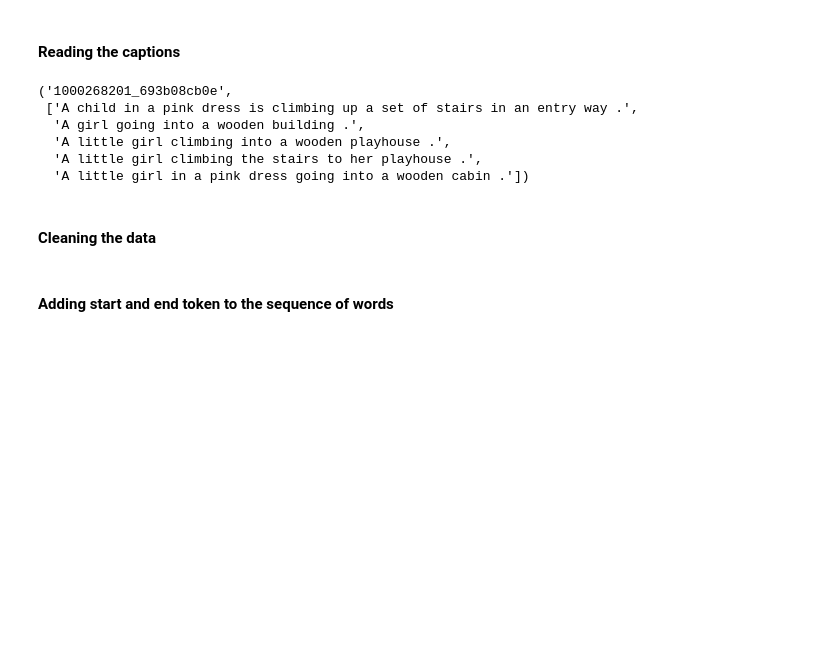
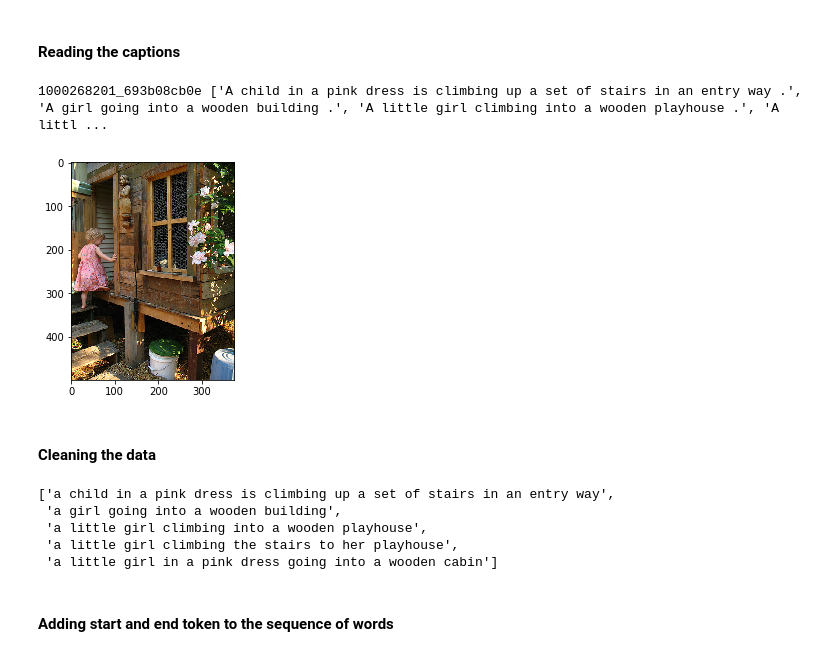
Before and after one commit to Moeinh77/Image-Captioning-with-Beam-Search, a Jupyter notebook: mainv2.ipynb, the cells around one changed output. Saved outputs shown, nothing was run; the diff lists cells and outputs as text; code cells hidden in the pictures; blank space fills up the shorter version.

```diff
--- a/mainv2.ipynb
+++ b/mainv2.ipynb
@@ -85,15 +92,15 @@ for line in doc.split('\n'):
         descriptions[image_id].append(image_desc)
     except :
         print(line)
-
-next(iter(descriptions)),descriptions[next(iter(descriptions))]
-# %% [output]
-('1000268201_693b08cb0e',
- ['A child in a pink dress is climbing up a set of stairs in an entry way .',
-  'A girl going into a wooden building .',
-  'A little girl climbing into a wooden playhouse .',
-  'A little girl climbing the stairs to her playhouse .',
-  'A little girl in a pink dress going into a wooden cabin .'])
+# %%
+print(next(iter(descriptions)),descriptions[next(iter(descriptions))])
+
+x = plt.imread('data/Flicker8k_Dataset/'+next(iter(descriptions))+'.jpg')
+plt.imshow(x)
+plt.show()
+# %% [output]
+1000268201_693b08cb0e ['A child in a pink dress is climbing up a set of stairs in an entry way .', 'A girl going into a wooden building .', 'A little girl climbing into a wooden playhouse .', 'A littl ...
+[figure, added]
 # %% [markdown]
 #### Cleaning the data
 # %%
@@ -119,6 +126,13 @@ def clean_data(pairs):
     return descriptions
 # %%
 descriptions_clean = clean_data(descriptions)
+descriptions[next(iter(descriptions_clean))]
+# %% [output]
+['a child in a pink dress is climbing up a set of stairs in an entry way',
+ 'a girl going into a wooden building',
+ 'a little girl climbing into a wooden playhouse',
+ 'a little girl climbing the stairs to her playhouse',
+ 'a little girl in a pink dress going into a wooden cabin']
 # %% [markdown]
 #### Adding start and end token to the sequence of words
 # %%
```
Also changed, not shown: parts of 24 cells of this notebook.
